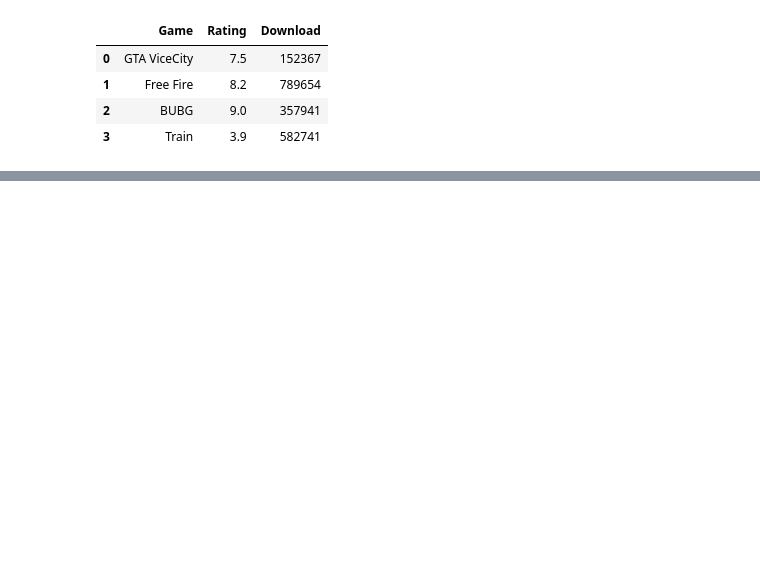
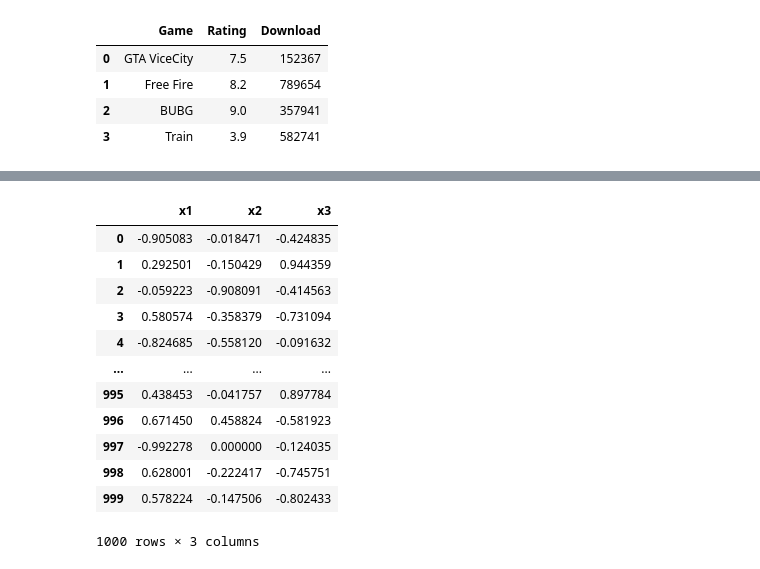
Before and after one commit to manikandan578/4th-sem, a Jupyter notebook: pandas.ipynb, the cells around one changed output, grey strips where cells are left out. Cells and saved outputs as stored; diff of their text form; code cells hidden in the pictures; blank space fills up the shorter version.

```diff
--- a/pandas.ipynb
+++ b/pandas.ipynb
@@ -129,0 +195,16 @@ normalization_df=pd.DataFrame({'x':np.random.randint(-100,100,1000),
+# %%
+norm_df
+# %% [output]
+|  | x1 | x2 | x3 |
+| 0 | -0.905083 | -0.018471 | -0.424835 |
+| 1 | 0.292501 | -0.150429 | 0.944359 |
+| 2 | -0.059223 | -0.908091 | -0.414563 |
+| 3 | 0.580574 | -0.358379 | -0.731094 |
+| 4 | -0.824685 | -0.558120 | -0.091632 |
+| ... | ... | ... | ... |
+| 995 | 0.438453 | -0.041757 | 0.897784 |
+| 996 | 0.671450 | 0.458824 | -0.581923 |
+| 997 | -0.992278 | 0.000000 | -0.124035 |
+| 998 | 0.628001 | -0.222417 | -0.745751 |
+| 999 | 0.578224 | -0.147506 | -0.802433 |
+1000 rows × 3 columns
```
Also changed, not shown: parts of 22 cells of this notebook.
